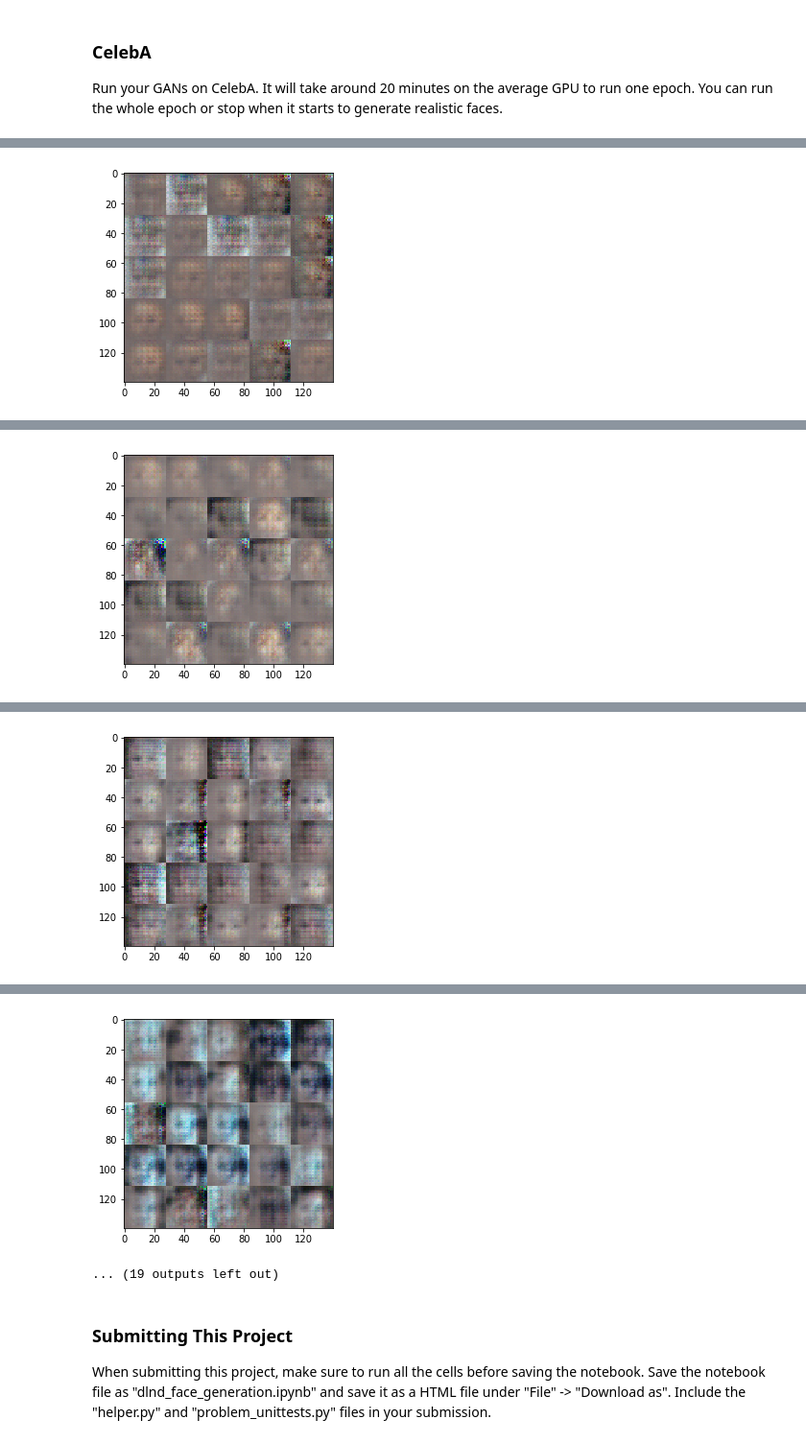
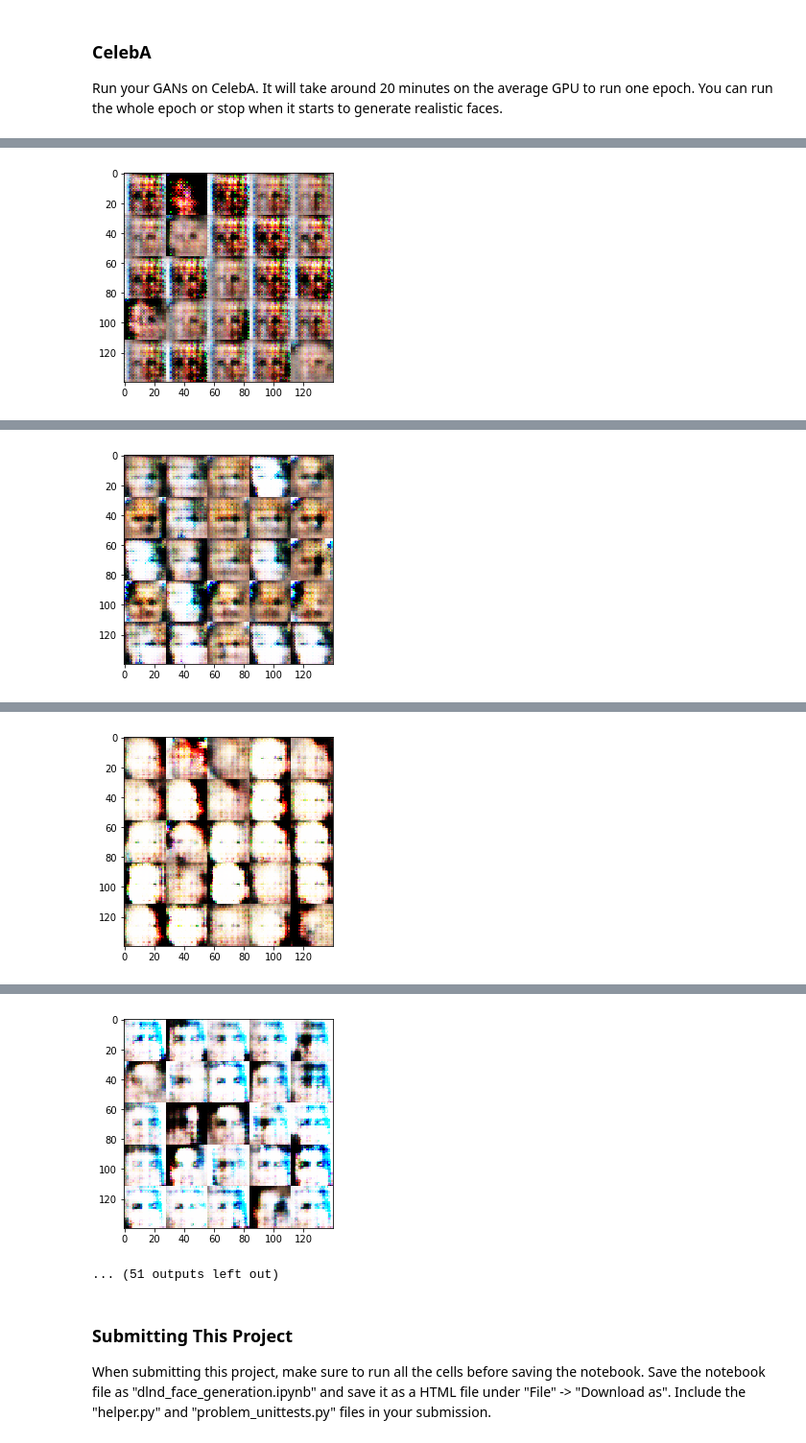
Before and after one commit to leros/Udacity-nd101-DeepLearning, a Jupyter notebook: face-generation/dlnd_face_generation.ipynb, the cells around one changed output, grey strips where cells are left out. Shown at 96% size. Cells and saved outputs as stored; diff of their text form; code cells hidden in the pictures.

```diff
--- a/face-generation/dlnd_face_generation.ipynb
+++ b/face-generation/dlnd_face_generation.ipynb
@@ -279,8 +279,16 @@ def model_opt(d_loss, g_loss, learning_rate, beta1):
     g_vars = [var for var in t_vars if var.name.startswith('generator')]
     d_vars = [var for var in t_vars if var.name.startswith('discriminator')]
 
+    # ? not clear
+    #update_ops = tf.get_collection(tf.GraphKeys.UPDATE_OPS)
+    #tf.control_dependencies(update_ops)
+
     d_train_opt = tf.train.AdamOptimizer(learning_rate, beta1).minimize(d_loss, var_list=d_vars)
-    g_train_opt = tf.train.AdamOptimizer(learning_rate, beta1).minimize(g_loss, var_list=g_vars)
+
+    #with tf.control_dependencies(tf.get_collection(tf.GraphKeys.UPDATE_OPS)):
+    g_train_opt = tf.train.AdamOptimizer(learning_rate, beta1=beta1).minimize(g_loss, var_list=g_vars)
+
+    #g_train_opt = tf.train.AdamOptimizer(learning_rate, beta1).minimize(g_loss, var_list=g_vars)
 
     return d_train_opt, g_train_opt
 
@@ -350,6 +358,7 @@ def train(epoch_count, batch_size, z_dim, learning_rate, beta1, get_batches, dat
     out_channel_dim = image_shape[-1]
 
     d_loss, g_loss = model_loss(input_real, input_z,out_channel_dim)
+
     d_train_opt, g_train_opt = model_opt(d_loss, g_loss, lr_rate, beta1)
 
     n_images = 25
@@ -362,12 +371,13 @@ def train(epoch_count, batch_size, z_dim, learning_rate, beta1, get_batches, dat
                 # Sample random noise for G
                 steps += 1
                 batch_z = np.random.uniform(-1, 1, size=(batch_size, z_dim))
+                batch_images *= 2
 
                 # Run optimizers
                 _ = sess.run(d_train_opt, feed_dict={input_real: batch_images, input_z: batch_z, lr_rate:learning_rate})
                 _ = sess.run(g_train_opt, feed_dict={input_z: batch_z, lr_rate:learning_rate})
-                #_ = sess.run(g_train_opt, feed_dict={input_z: batch_z, lr_rate:learning_rate}) # TODO: run extra g
 
+                # Output losses for every 20 batches
                 if steps % 10 == 0:
                     train_loss_d = d_loss.eval({input_z: batch_z, input_real: batch_images})
                     train_loss_g = g_loss.eval({input_z: batch_z})
@@ -376,6 +386,7 @@ def train(epoch_count, batch_size, z_dim, learning_rate, beta1, get_batches, dat
                       "Discriminator Loss: {:.4f}...".format(train_loss_d),
                       "Generator Loss: {:.4f}".format(train_loss_g))
 
+                # Output generated images for every 100 batches
                 if steps % 100 == 0:
                     show_generator_output(sess, n_images, input_z, out_channel_dim, data_image_mode)
 # %% [markdown]
@@ -468,9 +479,9 @@ Epoch 2/2... Discriminator Loss: 0.3812... Generator Loss: 5.6237
 ### CelebA
 Run your GANs on CelebA.  It will take around 20 minutes on the average GPU to run one epoch.  You can run the whole epoch or stop when it starts to generate realistic faces.
 # %%
-batch_size = 128
+batch_size = 64
 z_dim = 100
-learning_rate = 0.001
+learning_rate = 0.002
 beta1 = 0.5
 
 
@@ -519 +530 @@ Epoch 1/1... Discriminator Loss: 1.2855... Generator Loss: 1.2419
-[figure, old version]
+[figure, new version]
@@ -530 +541 @@ Epoch 1/1... Discriminator Loss: 0.6650... Generator Loss: 2.7291
-[figure, old version]
+[figure, new version]
@@ -541 +552 @@ Epoch 1/1... Discriminator Loss: 1.3073... Generator Loss: 0.9948
-[figure, old version]
+[figure, new version]
@@ -552,5 +563,5 @@ Epoch 1/1... Discriminator Loss: 0.9432... Generator Loss: 1.9875
-[figure, old version]
+[figure, new version]
-... (19 outputs left out)
+... (51 outputs left out)
 # %% [markdown]
 ### Submitting This Project
 When submitting this project, make sure to run all the cells before saving the notebook. Save the notebook file as "dlnd_face_generation.ipynb" and save it as a HTML file under "File" -> "Download as". Include the "helper.py" and "problem_unittests.py" files in your submission.
```
Also changed, not shown: parts of 2 cells of this notebook.
